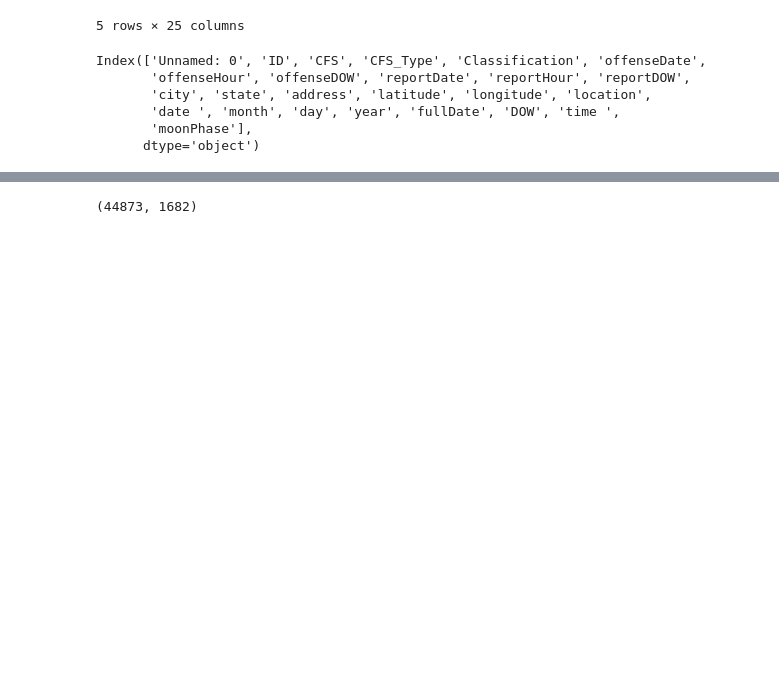
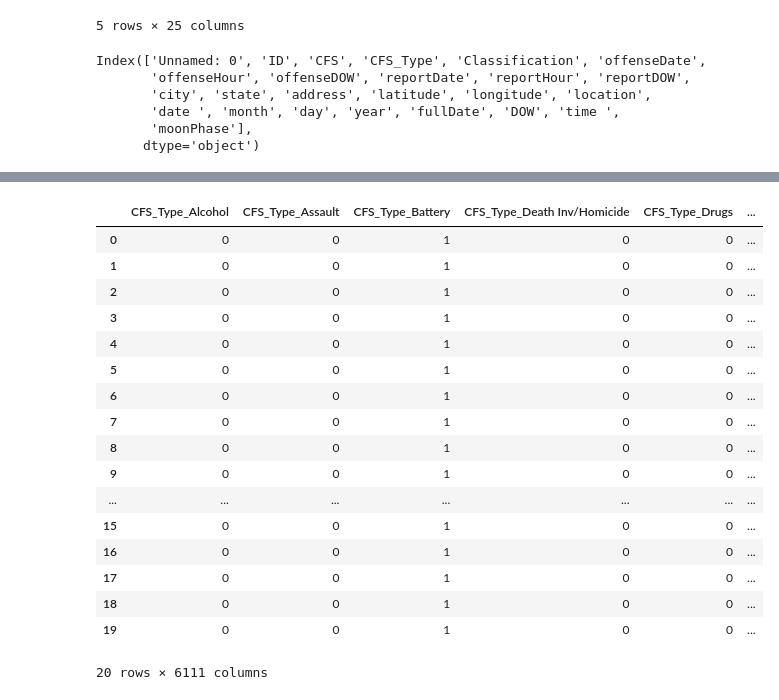
Before and after one commit to lawrencegoodwyn/FinalProject, a Jupyter notebook: yellowbrick.ipynb, the cells around one changed output, grey strips where cells are left out. Cells and saved outputs as stored; diff of their text form; code cells hidden in the pictures; blank space fills up the shorter version.

```diff
--- a/yellowbrick.ipynb
+++ b/yellowbrick.ipynb
@@ -41,11 +53,23 @@ used_columns= ['ID', 'CFS', 'CFS_Type', 'Classification', 'offenseDate', 'offens
 # %%
 #Covnert Strings to FLoats
-
-# Use get_dummies() to create variables for text features.
-X = pd.get_dummies(data, columns=["Classification", "offenseDate","CFS","CFS_Type"])
-print(X.shape)
-
-
-#Y = pd.get_dummies(columns=[used_columns])
+new_columns_df=pd.get_dummies(convert_cols)
+new_columns_df.head(20)
 # %% [output]
+|  | CFS_Type_Alcohol | CFS_Type_Assault | CFS_Type_Battery | CFS_Type_Death Inv/Homicide | CFS_Type_Drugs | ... |
+| 0 | 0 | 0 | 1 | 0 | 0 | ... |
+| 1 | 0 | 0 | 1 | 0 | 0 | ... |
+| 2 | 0 | 0 | 1 | 0 | 0 | ... |
+| 3 | 0 | 0 | 1 | 0 | 0 | ... |
+| 4 | 0 | 0 | 1 | 0 | 0 | ... |
+| 5 | 0 | 0 | 1 | 0 | 0 | ... |
+| 6 | 0 | 0 | 1 | 0 | 0 | ... |
+| 7 | 0 | 0 | 1 | 0 | 0 | ... |
+| 8 | 0 | 0 | 1 | 0 | 0 | ... |
+| 9 | 0 | 0 | 1 | 0 | 0 | ... |
+| ... | ... | ... | ... | ... | ... | ... |
+| 15 | 0 | 0 | 1 | 0 | 0 | ... |
+| 16 | 0 | 0 | 1 | 0 | 0 | ... |
+| 17 | 0 | 0 | 1 | 0 | 0 | ... |
+| 18 | 0 | 0 | 1 | 0 | 0 | ... |
+| 19 | 0 | 0 | 1 | 0 | 0 | ... |
-(44873, 1682)
+20 rows × 6111 columns
```
Also changed, not shown: parts of 11 cells of this notebook.
